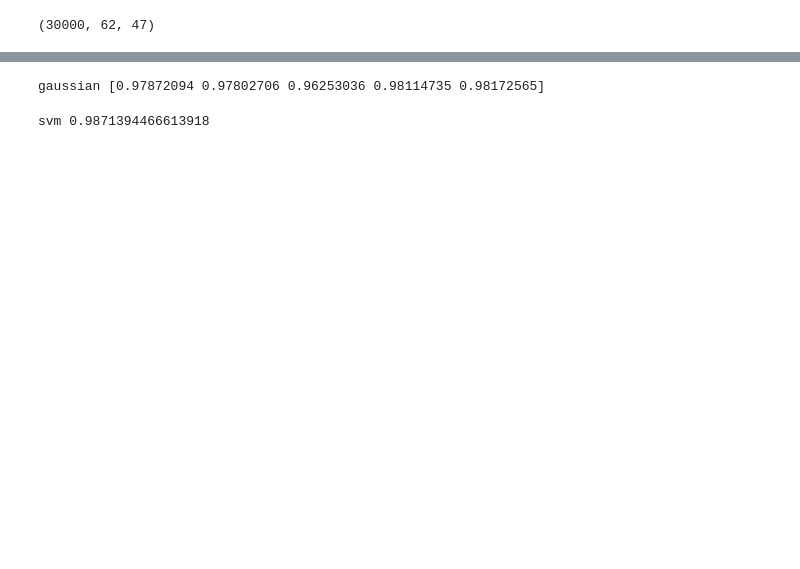
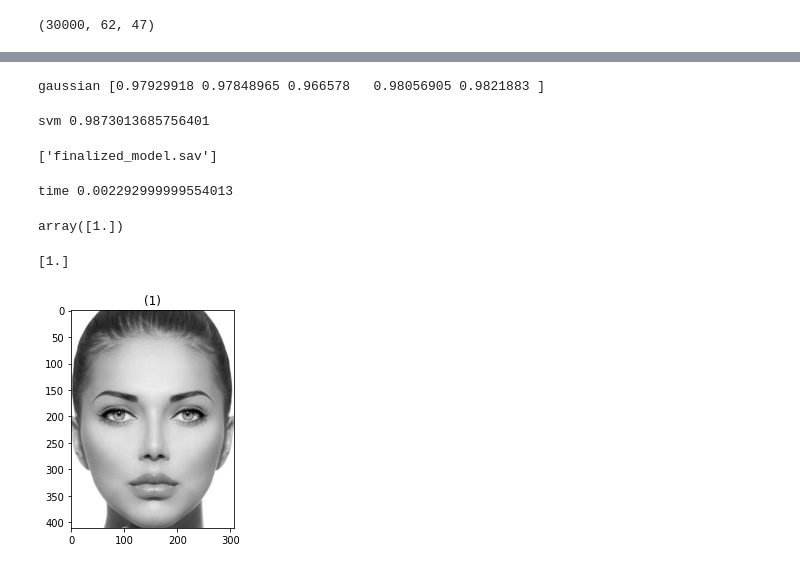
Before and after one commit to monicaE16/Attendance-System-using-Face-Recognition, a Jupyter notebook: HOG feature - Copy.ipynb, the cells around one changed output, grey strips where cells are left out. Saved outputs shown, nothing was run; the diff lists cells and outputs as text; code cells hidden in the pictures; blank space fills up the shorter version.

```diff
--- a/HOG feature - Copy.ipynb
+++ b/HOG feature - Copy.ipynb
@@ -20,8 +21,8 @@ def HOG_descriptor(img):
 #     print(resized.shape)
 
     #loop on mag and angle to get 16*16 cell
-    windowsize_r =16
-    windowsize_c =16
+    windowsize_r =8
+    windowsize_c =8
     bin_size=20
     mag_cells=[]
     ang_cells=[]
@@ -43,25 +44,49 @@ def HOG_descriptor(img):
 #         ang_cells.append(temp_angle)
 
     #get 16*16 cells
-    mag_cells=cut_image(mag,windowsize_r,windowsize_c)
-    ang_cells=cut_image(angle,windowsize_r,windowsize_c)
+    mag=cut_image(mag,windowsize_r,windowsize_c)
+    print(mag.shape)
+    angle=cut_image(angle,windowsize_r,windowsize_c)
+    print(angle.shape)
 
 #     print(mag_cells.shape)
 #     show_images([mag_cells[1][0],mag_cells[1][1],mag_cells[1][2],mag_cells[1][3]])
 
     #histogram of each cell
-    hist=np.zeros((mag_cells.shape[0], mag_cells.shape[1],180//bin_size))
-    for r in range(mag_cells.shape[0]):
-        for  c in range(mag_cells.shape[1]):
-            hist[r][c]=HOG_histogram(mag_cells[r][c],ang_cells[r][c], bin_size)
+    hist=np.zeros((mag.shape[0], mag.shape[1],180//bin_size))
+    start = timeit.default_timer()
+    #print("vectorized",vectorized_hog(mag_cells,ang_cells,bin_size))
+    low_bins=20*(angle//20)
 
+    high_bins=20+low_bins
+
+    ## weights
+    weight_low_bin=(abs(high_bins-angle)/20)*mag
+    weight_high_bin=(abs(angle-low_bins)/20)*mag
+    low_bins=low_bins//20
+
+    high_bins=high_bins//20
+
+    high_bins=high_bins%180
+    print("heeeh",high_bins.shape)
+    start = timeit.default_timer()
+    #for r in range(mag.shape[0]):
+    #    for  c in range(mag.shape[1]):
+    #        hist[r][c]=np.histogram(low_bins[r][c], bins=range(10), weights=weight_low_bin[r][c])[0]+np.histogram(high_bins[r][c], bins=range(10), weights=weight_high_bin[r][c])[0]
+    hist=[[np.histogram(low_bins[r][c], bins=range(10), weights=weight_low_bin[r][c])[0]+np.histogram(high_bins[r][c], bins=range(10), weights=weight_high_bin[r][c])[0] for c in range(mag.shape[1])]for r in range(mag.shape[0])]
+    stop = timeit.default_timer()
+    print("timewewwww",stop-start)
+    hist=np.array(hist)
     norm_hist=[]
+    start = timeit.default_timer()
     for r in range(hist.shape[0]-1):
         for  c in range(hist.shape[1]-1):
             temp=hist[r:r+2, c:c+2].reshape(-1)
             temp/=np.linalg.norm(temp)
             norm_hist+=list(temp)
     norm_hist=np.asarray(norm_hist)
+    stop = timeit.default_timer()
+    print("timewewwww",stop-start)
 #     print('size of hist',hist.shape)
 #     print('size of norm_hist',norm_hist.shape)
 #     print(hist)
@@ -228,5 +306,24 @@ grid = GridSearchCV(LinearSVC(), {'C': [1.0, 2.0, 4.0, 8.0]})
 grid.fit(X_train, y_train)
 print('svm',grid.best_score_)
 # %% [output]
-gaussian [0.97872094 0.97802706 0.96253036 0.98114735 0.98172565]
+gaussian [0.97929918 0.97848965 0.966578   0.98056905 0.9821883 ]
-svm 0.9871394466613918
+svm 0.9873013685756401
+# %%
+import joblib
+filename = 'finalized_model.sav'
+joblib.dump(grid, filename)
+# %% [output]
+['finalized_model.sav']
+# %%
+
+grid.predict(HOG_descriptor(rgb2gray(io.imread('test_images\woman2.jpg'))).reshape(1,-1))
+# %% [output]
+time 0.002292999999554013
+array([1.])
+# %%
+
+print(grid.predict(HOG_descriptor(positive_patches[0]).reshape(1,-1)))
+show_images([rgb2gray(io.imread('test_images\woman2.jpg'))])
+# %% [output]
+[1.]
+[figure, added]
```
Also changed, not shown: parts of 16 cells of this notebook, 6 other files.
